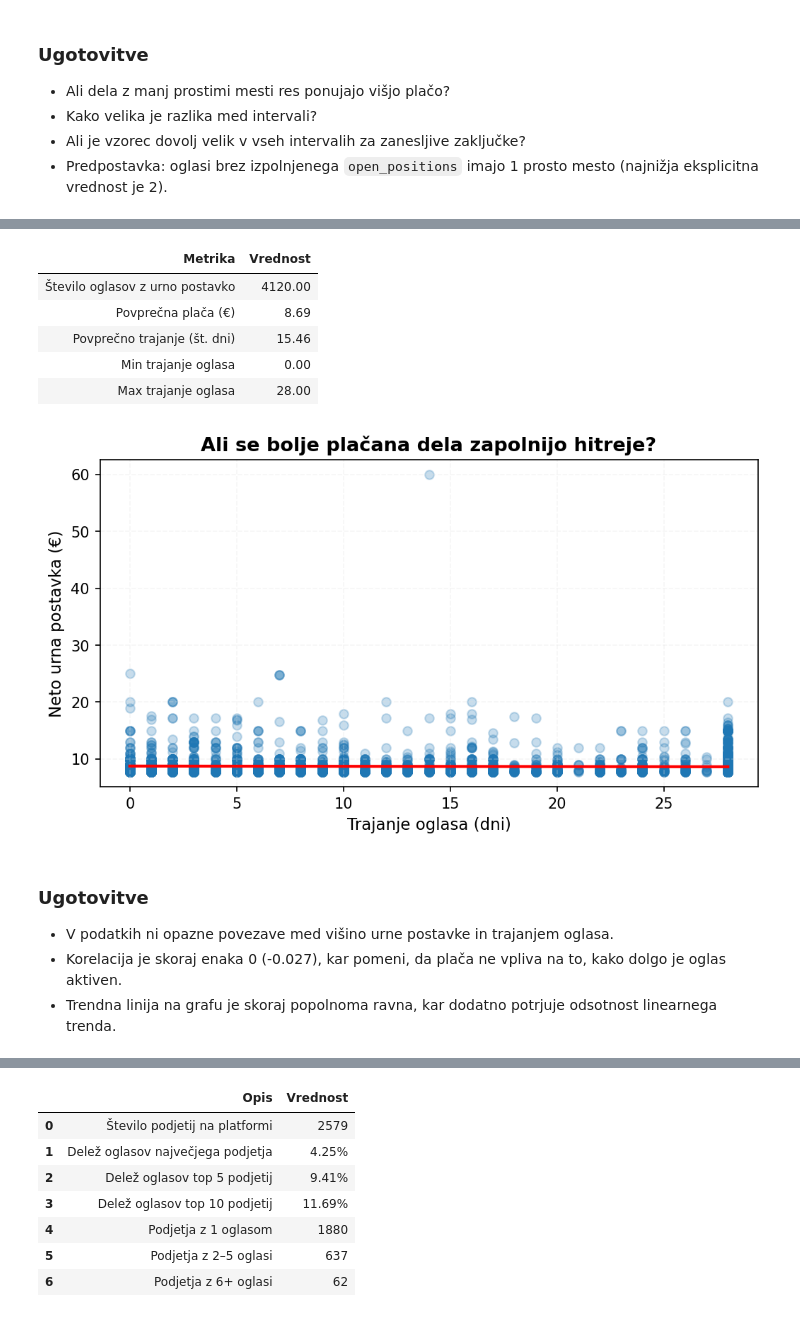
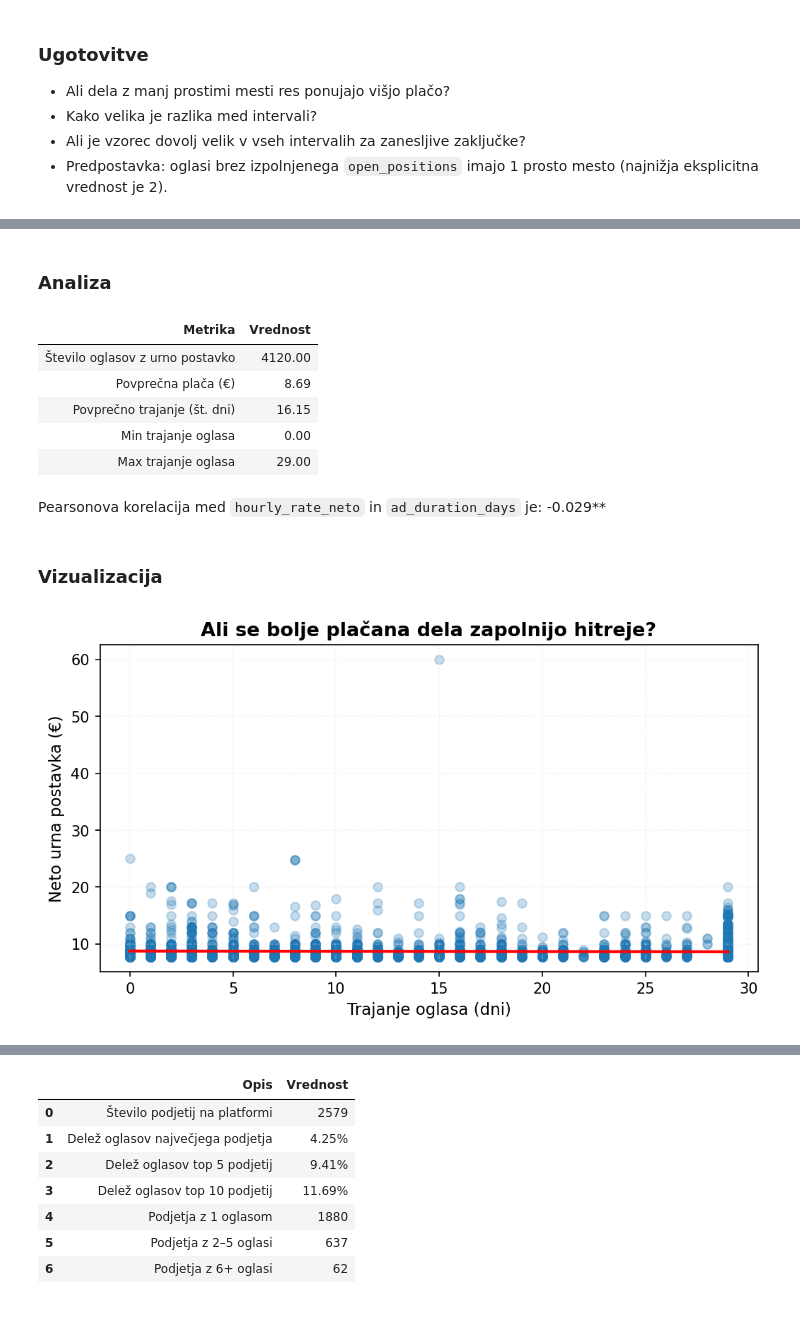
Before and after one commit to svenko99/PR2608, a Jupyter notebook: src/notebook/rezultati.ipynb, the cells around one changed output, grey strips where cells are left out. Saved outputs shown, nothing was run; the diff lists cells and outputs as text; code cells hidden in the pictures.

```diff
--- a/src/notebook/rezultati.ipynb
+++ b/src/notebook/rezultati.ipynb
@@ -1053,3 +1052,5 @@ Oglasi z višjo urno postavko se zapolnijo hitreje (imajo krajše trajanje).
+# %% [markdown]
+### Analiza
 # %%
 # filtriramo samo oglase z urno postavko
 hourly_ads = data[data["hourly_rate_neto"].notna()].copy()
@@ -1062,39 +1063,46 @@ hourly_ads["ad_duration_days"] = (
 # odstrani napačne vrednosti
 hourly_ads = hourly_ads[hourly_ads["ad_duration_days"] >= 0]
 
 stats = pd.DataFrame({
     "Metrika": [
         "Število oglasov z urno postavko",
         "Povprečna plača (€)",
         "Povprečno trajanje (št. dni)",
         "Min trajanje oglasa",
         "Max trajanje oglasa"
     ],
     "Vrednost": [
         len(hourly_ads),
         hourly_ads["hourly_rate_neto"].mean().round(2),
         hourly_ads["ad_duration_days"].mean().round(2),
         hourly_ads["ad_duration_days"].min(),
         hourly_ads["ad_duration_days"].max()
     ]
 })
 
+correlation = hourly_ads["hourly_rate_neto"].corr(hourly_ads["ad_duration_days"])
+
 #formatiran izpis za lažjo berljivost
 display(
     stats.style
     .hide(axis="index")
     .format({"Vrednost": "{:.2f}"}, na_rep="—")
 )
+display(Markdown(f"""
+Pearsonova korelacija med `hourly_rate_neto` in `ad_duration_days` je: {correlation:.3f}**
+"""))
 # %% [output]
 | Metrika | Vrednost |
 | Število oglasov z urno postavko | 4120.00 |
 | Povprečna plača (€) | 8.69 |
-| Povprečno trajanje (št. dni) | 15.46 |
+| Povprečno trajanje (št. dni) | 16.15 |
 | Min trajanje oglasa | 0.00 |
-| Max trajanje oglasa | 28.00 |
+| Max trajanje oglasa | 29.00 |
+
+Pearsonova korelacija med `hourly_rate_neto` in `ad_duration_days` je: -0.029**
+# %% [markdown]
+### Vizualizacija
 # %%
-correlation = hourly_ads["hourly_rate_neto"].corr(hourly_ads["ad_duration_days"])
-
 fig, ax = plt.subplots(figsize=(8, 4))
 
 ax.scatter(
@@ -1122,10 +1130,4 @@ ax.set_title("Ali se bolje plačana dela zapolnijo hitreje?")
 
 plt.show()
 # %% [output]
-[figure, old version]
+[figure, new version]
-# %% [markdown]
-### Ugotovitve
-
-- V podatkih ni opazne povezave med višino urne postavke in trajanjem oglasa.
-- Korelacija je skoraj enaka 0 (-0.027), kar pomeni, da plača ne vpliva na to, kako dolgo je oglas aktiven.
-- Trendna linija na grafu je skoraj popolnoma ravna, kar dodatno potrjuje odsotnost linearnega trenda.
```
Also changed, not shown: parts of 12 cells of this notebook.
